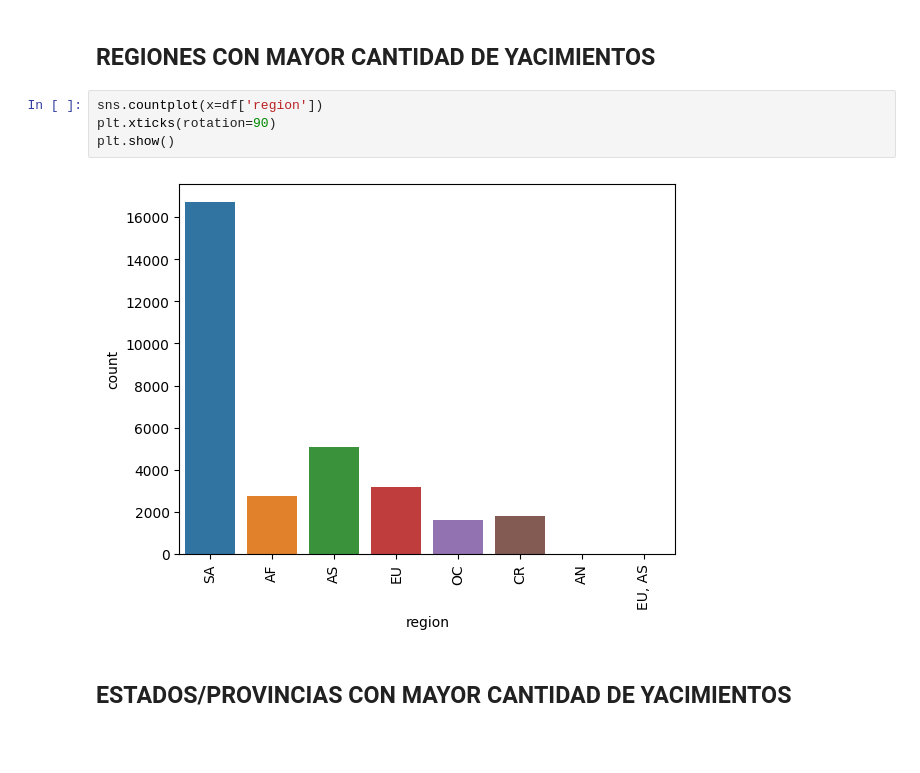
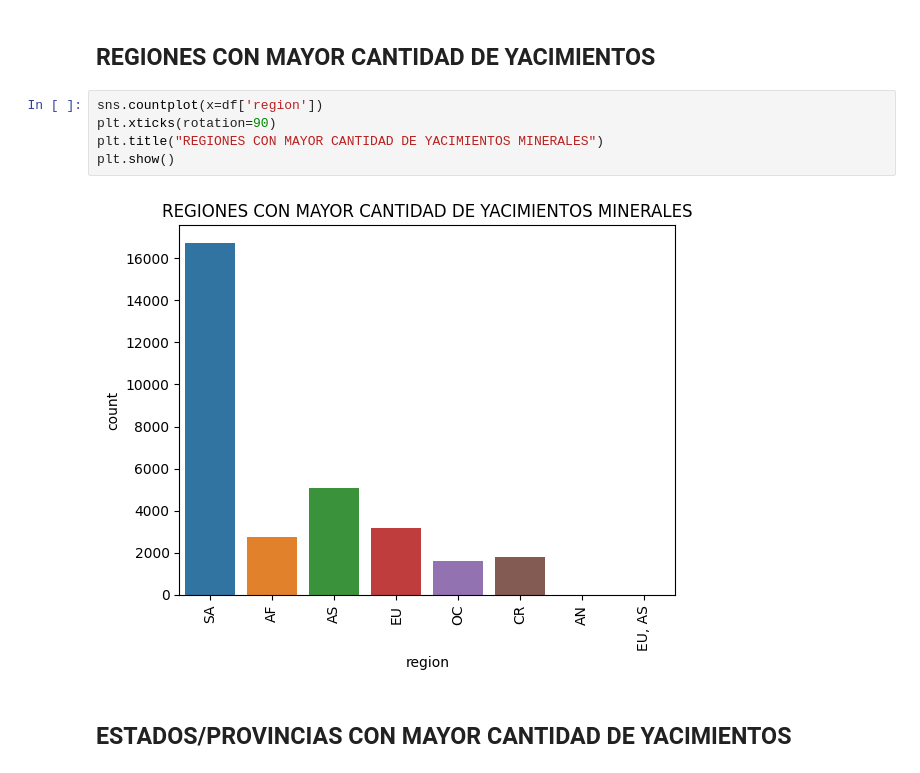
Before and after one commit to FacundoCardozo5/CoderHouse_CH-32845, a Jupyter notebook: notebooks/ProyectoDS_ParteI_Cardozo.ipynb, the cells around one changed output. Drawn from its saved outputs; the diff is of its cells as text; blank space fills up the shorter version.

```diff
--- a/notebooks/ProyectoDS_ParteI_Cardozo.ipynb
+++ b/notebooks/ProyectoDS_ParteI_Cardozo.ipynb
@@ -113,9 +114,10 @@ plt.show()
 # %%
 sns.countplot(x=df['region'])
 plt.xticks(rotation=90)
+plt.title("REGIONES CON MAYOR CANTIDAD DE YACIMIENTOS MINERALES")
 plt.show()
 # %% [output]
-[figure, old version]
+[figure, new version]
 # %% [markdown]
 ## ESTADOS/PROVINCIAS CON MAYOR CANTIDAD DE YACIMIENTOS
 # %%
```
Also changed, not shown: parts of 9 cells of this notebook.
